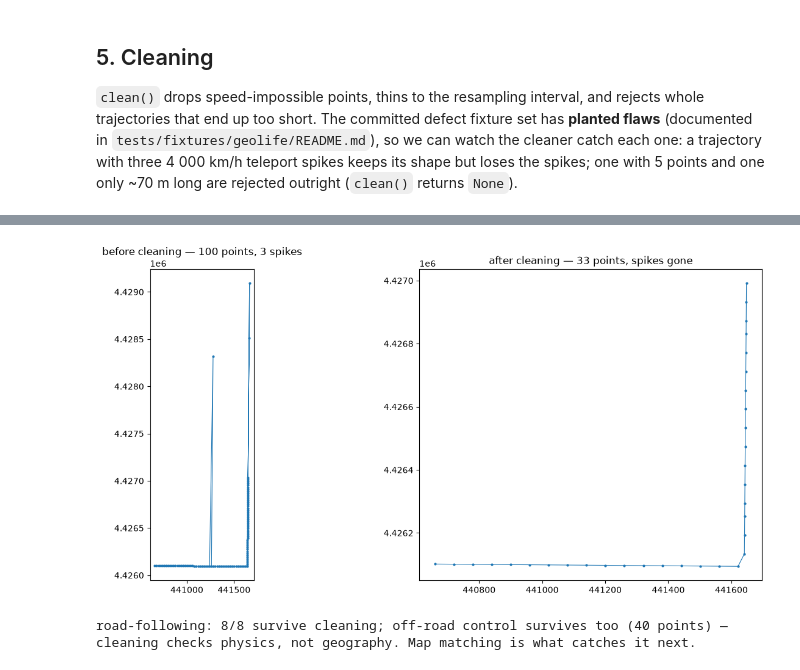
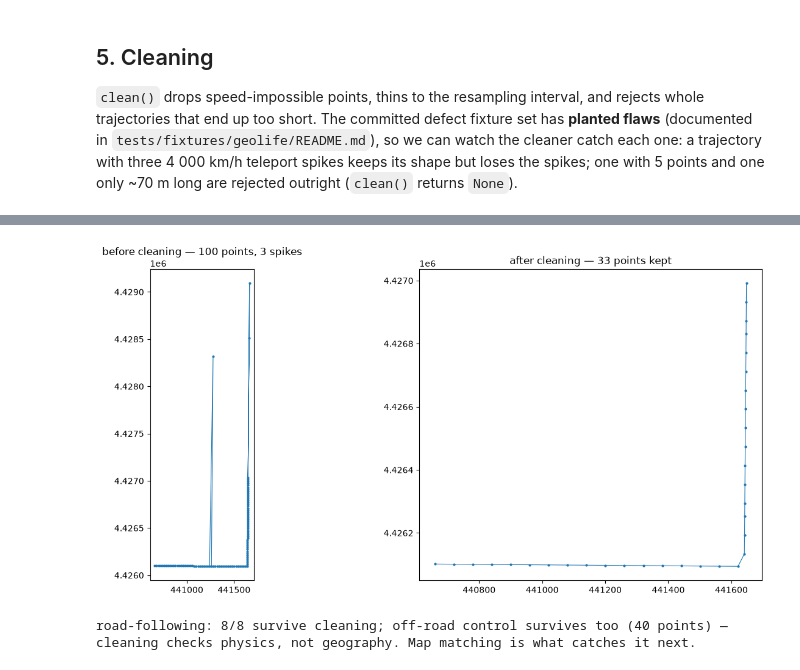
Before and after one commit to ZazoByIntent/RN-Synth-Gen-Sandbox2, a Jupyter notebook: notebooks/02_pipeline_walkthrough.ipynb, the cells around one changed output, grey strips where cells are left out. Saved outputs shown, nothing was run; the diff lists cells and outputs as text; code cells hidden in the pictures.

```diff
--- a/notebooks/02_pipeline_walkthrough.ipynb
+++ b/notebooks/02_pipeline_walkthrough.ipynb
@@ -32,13 +32,12 @@ OpenStreetMap** (183 nodes / 388 edges around the Tsinghua campus) committed und
 `tests/fixtures/maps/beijing_fixture` — the same code loads the full `maps/beijing`
 build when `USE_REAL_DATA = True`.
 # %%
-import itertools
 import json
 import logging
 import shutil
 import tempfile
 from dataclasses import replace
-from datetime import datetime, timedelta, timezone
+from datetime import UTC, datetime, timedelta, timezone
 from pathlib import Path
 
 import matplotlib.pyplot as plt
@@ -62,7 +61,9 @@ SEED = 42
 USE_REAL_DATA = False  # True: use maps/beijing + data/raw/geolife (see docs/RUNNING.md §2)
 
 if USE_REAL_DATA:
-    NET = OSMMapSource("beijing", (116.20, 39.75, 116.55, 40.05), "EPSG:32650", ROOT / "maps").load()
+    NET = OSMMapSource(
+        "beijing", (116.20, 39.75, 116.55, 40.05), "EPSG:32650", ROOT / "maps"
+    ).load()
     TRAJ_ROOT = ROOT / "data" / "raw" / "geolife"
 else:
     NET = OSMMapSource(
@@ -72,15 +73,18 @@ else:
 
 TO_XY = Transformer.from_crs("EPSG:4326", NET.crs, always_xy=True)
 
+
 def project(points):
     """(lat, lon, ...) tuples -> two arrays of projected x, y in metres."""
     xy = [TO_XY.transform(p[1], p[0]) for p in points]
     return np.array([p[0] for p in xy]), np.array([p[1] for p in xy])
 
+
 def base_map(ax, edges=None, color="lightgray", lw=1.0):
     (edges if edges is not None else NET.edges).plot(ax=ax, color=color, linewidth=lw, zorder=1)
     ax.set_aspect("equal")
 
+
 print(f"network: {NET.region} — {len(NET.nodes)} nodes, {len(NET.edges)} edges, {NET.crs}")
 print(f"trajectory source: {TRAJ_ROOT.relative_to(ROOT)}")
 # %% [output]
@@ -321,19 +327,19 @@ pd.DataFrame(rows)
 # %%
 spiky = next(r for r in defect_raws if r.traj_id == "geolife/002/20081101020000")
 spiky_clean = clean(spiky, cfg)
 
 fig, axes = plt.subplots(1, 2, figsize=(14, 6))
 for ax, pts, title in [
     (axes[0], spiky.points, f"before cleaning — {spiky.n_points} points, 3 spikes"),
-    (axes[1], spiky_clean.points, f"after cleaning — {len(spiky_clean.points)} points, spikes gone"),
+    (axes[1], spiky_clean.points, f"after cleaning — {len(spiky_clean.points)} points kept"),
 ]:
     xs, ys = project(pts)
     ax.plot(xs, ys, "-o", ms=2, lw=0.8, color="tab:blue")
     ax.set_title(title)
     ax.set_aspect("equal")
 plt.tight_layout()
 # %% [output]
-[figure, old version]
+[figure, new version]
 # %%
 # Clean the road-following set (plus the off-road control) for the pipeline below.
 cleaned = [c for r in raws if (c := clean(r, cfg))]
```
Also changed, not shown: parts of 22 cells of this notebook.
